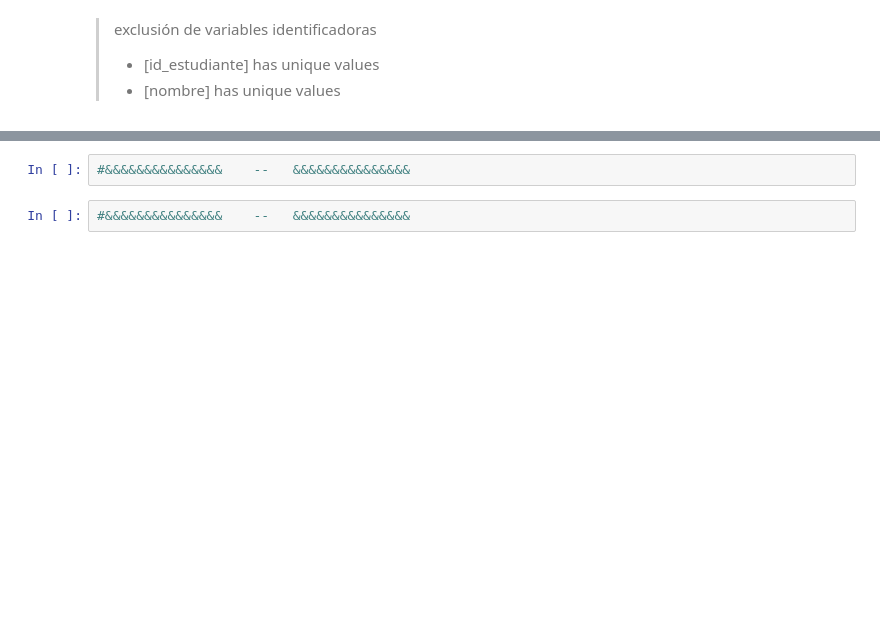
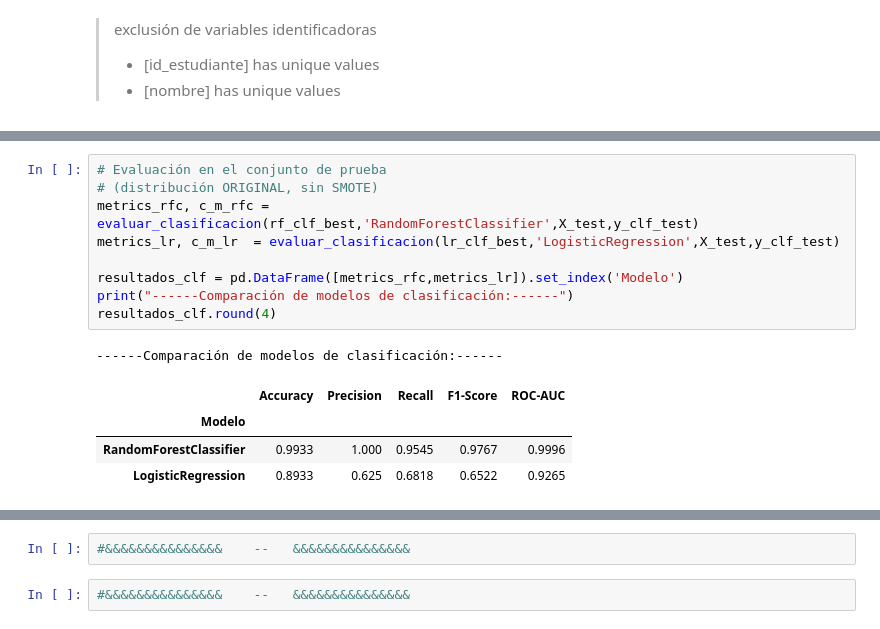
Before and after one commit to JocelynMatus/Data-science-Machine-Learning, a Jupyter notebook: P1-final-.ipynb, the cells around one changed output, grey strips where cells are left out. Drawn from its saved outputs; the diff is of its cells as text; blank space fills up the shorter version.

```diff
--- a/P1-final-.ipynb
+++ b/P1-final-.ipynb
@@ -799,0 +852,15 @@ Objetivo: Predecir si un estudiante completará el curso
+# %%
+# Evaluación en el conjunto de prueba
+# (distribución ORIGINAL, sin SMOTE)
+metrics_rfc, c_m_rfc = evaluar_clasificacion(rf_clf_best,'RandomForestClassifier',X_test,y_clf_test)
+metrics_lr, c_m_lr  = evaluar_clasificacion(lr_clf_best,'LogisticRegression',X_test,y_clf_test)
+
+resultados_clf = pd.DataFrame([metrics_rfc,metrics_lr]).set_index('Modelo')
+print("------Comparación de modelos de clasificación:------")
+resultados_clf.round(4)
+# %% [output]
+------Comparación de modelos de clasificación:------
+|  | Accuracy | Precision | Recall | F1-Score | ROC-AUC |
+| Modelo |  |  |  |  |  |
+| RandomForestClassifier | 0.9933 | 1.000 | 0.9545 | 0.9767 | 0.9996 |
+| LogisticRegression | 0.8933 | 0.625 | 0.6818 | 0.6522 | 0.9265 |
```
Also changed, not shown: parts of 46 cells of this notebook.
